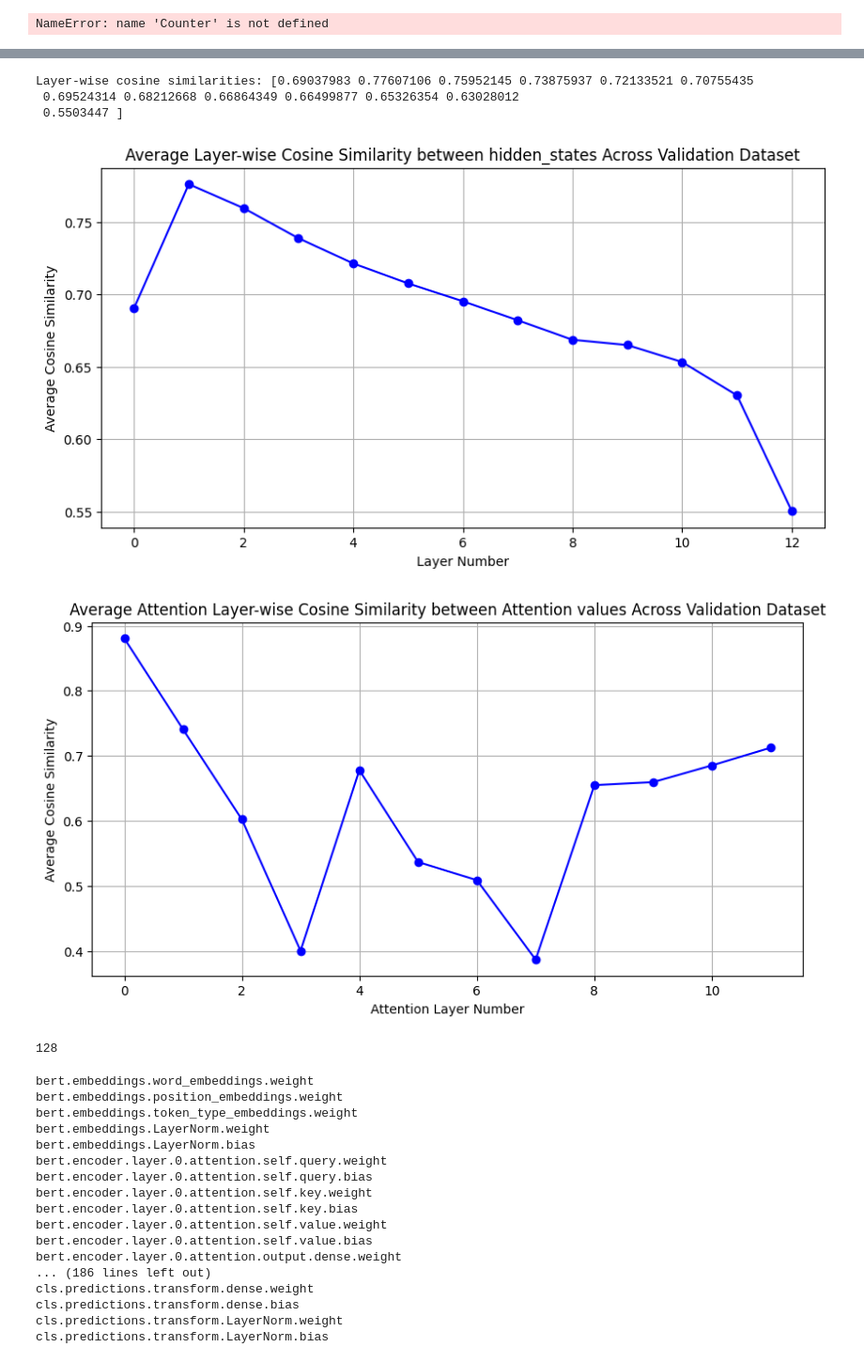
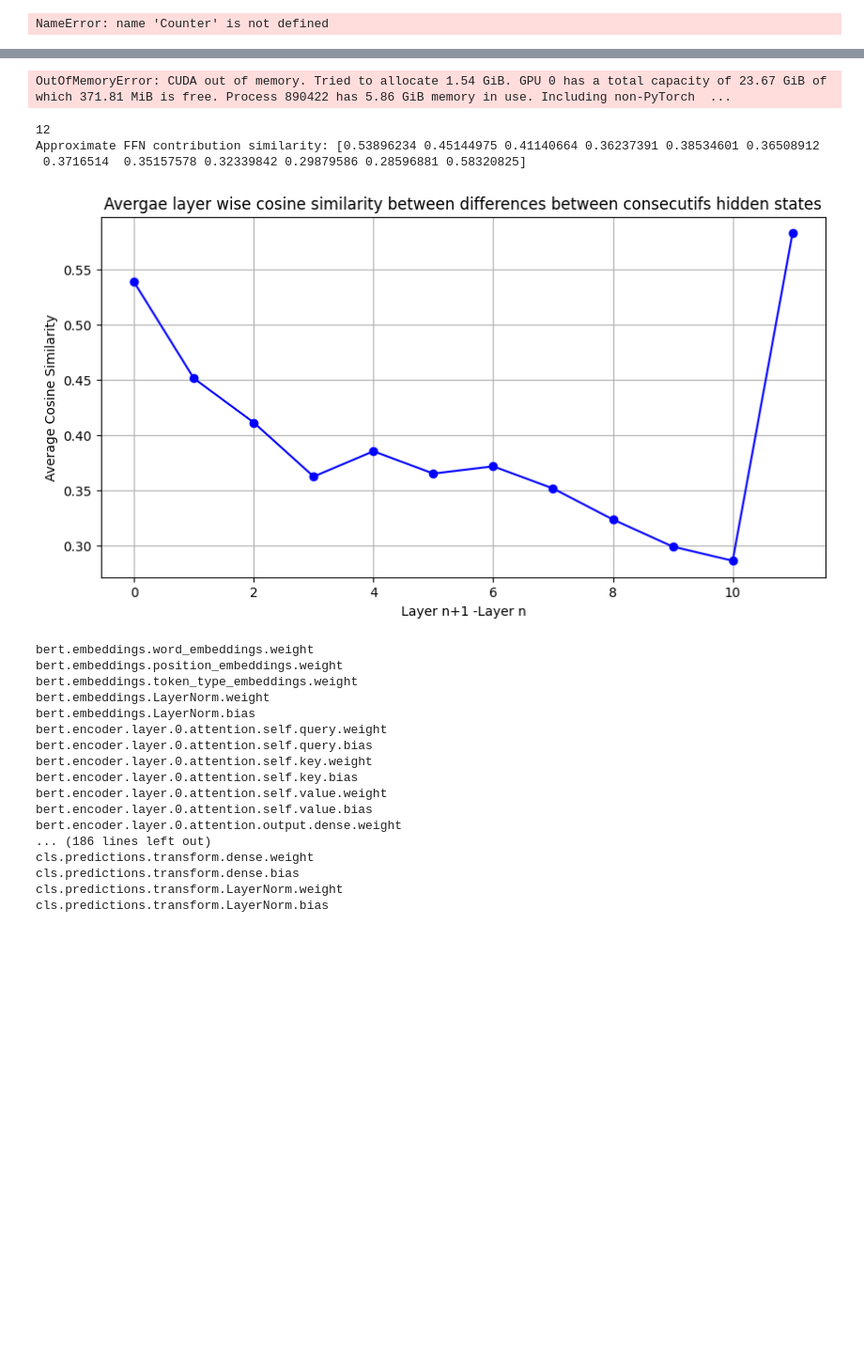
Before and after one commit to swerik-project/pretraining_plm, a Jupyter notebook: comprehension_model.ipynb, the cells around one changed output, grey strips where cells are left out. Shown at 94% size. Saved outputs shown, nothing was run; the diff lists cells and outputs as text; code cells hidden in the pictures; blank space fills up the shorter version.

Commit message:
using cosine similarity to understand the weights

```diff
--- a/comprehension_model.ipynb
+++ b/comprehension_model.ipynb
@@ -391,13 +390,18 @@ def extract_and_compare_activations(model_pre, model_post, dataloader):
             post_output = model_post(**batch, output_hidden_states=True,output_attentions=True)
             post_activations = post_output.hidden_states
             post_attention = post_output.attentions
+            pre_logits= pre_output[1]
+            post_logits = post_output[1]
 
         example_similarities_hidden_states = [cosine_similarity(pre_activations[layer], post_activations[layer]) for layer in range(len(pre_activations))]
+        example_similarities_hidden_states.append(cosine_similarity(pre_logits,post_logits))
         example_similarities_attention = [cosine_similarity(pre_attention[layer], post_attention[layer]) for layer in range(len(pre_attention))]
         del pre_output
         del post_output
         del pre_attention
         del post_attention
+        del pre_logits
+        del post_logits
         similarities_hidden_states.append(example_similarities_hidden_states)
         similarities_attention.append(example_similarities_attention)
 
@@ -436,15 +440,44 @@ print("Layer-wise cosine similarities:", mean_similarities_hidden_states)
 plot_results(mean_similarities_hidden_states)
 plot_results(mean_similarities_attention,'Attention Layer Number',title='Average Attention Layer-wise Cosine Similarity between Attention values Across Validation Dataset')
 # %% [output]
-Layer-wise cosine similarities: [0.69037983 0.77607106 0.75952145 0.73875937 0.72133521 0.70755435
- 0.69524314 0.68212668 0.66864349 0.66499877 0.65326354 0.63028012
- 0.5503447 ]
+OutOfMemoryError: CUDA out of memory. Tried to allocate 1.54 GiB. GPU 0 has a total capacity of 23.67 GiB of which 371.81 MiB is free. Process 890422 has 5.86 GiB memory in use. Including non-PyTorch  ...
-[figure, removed]
-[figure, removed]
-# %%
-len(pre_attention[0][0][0])
-# %% [output]
-128
+# %%
+def compare_ffn_contributions(model_pre, model_post, dataloader):
+    similarities = []
+
+    for batch in dataloader:
+        batch = {k: batch[k].to(device) for k in batch.keys()}
+
+        with torch.no_grad():
+            pre_output = model_pre(**batch, output_hidden_states=True)
+            pre_activations = pre_outputs.hidden_states
+            post_activations = model_post(**batch, output_hidden_states=True).hidden_states
+            pre_logits=pre_output[0]
+            post_logits = post_output[0]
+
+
+        pre_contribution = [pre_activations[i+1] - pre_activations[i] for i in range(0, len(pre_activations)-1)]
+        post_contribution = [post_activations[i+1] - post_activations[i] for i in range(0, len(pre_activations) - 1)]
+
+        similarities_hidden_states = [cosine_similarity(pre_contribution[layer], post_contribution[layer]) for layer in range(len(pre_contribution))]
+        del pre_activations
+        del post_activations
+        similarities.append(similarities_hidden_states)
+
+    return np.mean(similarities, axis=0)
+
+
+# Example usage
+mean_similarity = compare_ffn_contributions(model_kb, model_hugging_face, valid_dataloader)
+print(len(mean_similarity ))
+print("Approximate FFN contribution similarity:", mean_similarity)
+
+plot_results(mean_similarity,x_label='Layer n+1 -Layer n',title='Avergae layer wise cosine similarity between differences between consecutifs hidden states')
+# %% [output]
+12
+Approximate FFN contribution similarity: [0.53896234 0.45144975 0.41140664 0.36237391 0.38534601 0.36508912
+ 0.3716514  0.35157578 0.32339842 0.29879586 0.28596881 0.58320825]
+[figure, added]
 # %%
 for name,param in model_hugging_face.named_parameters():
     print(name)
```
Also changed, not shown: parts of 2 cells of this notebook, 2 other files.
